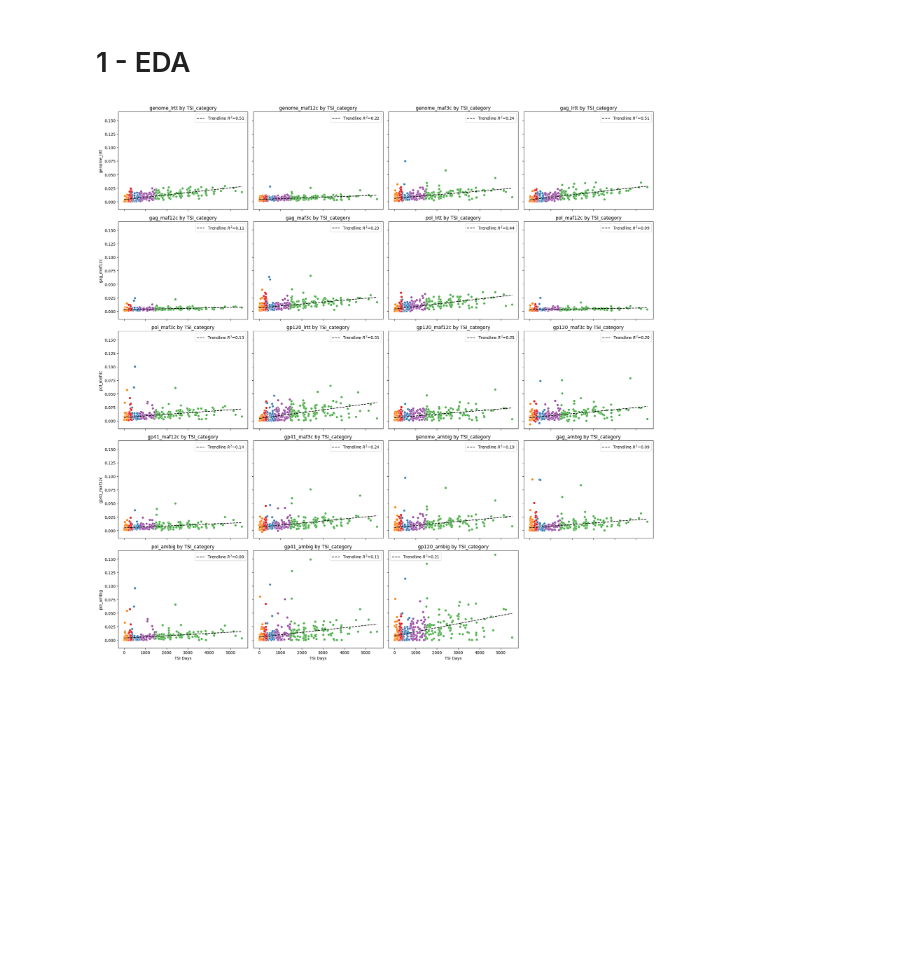
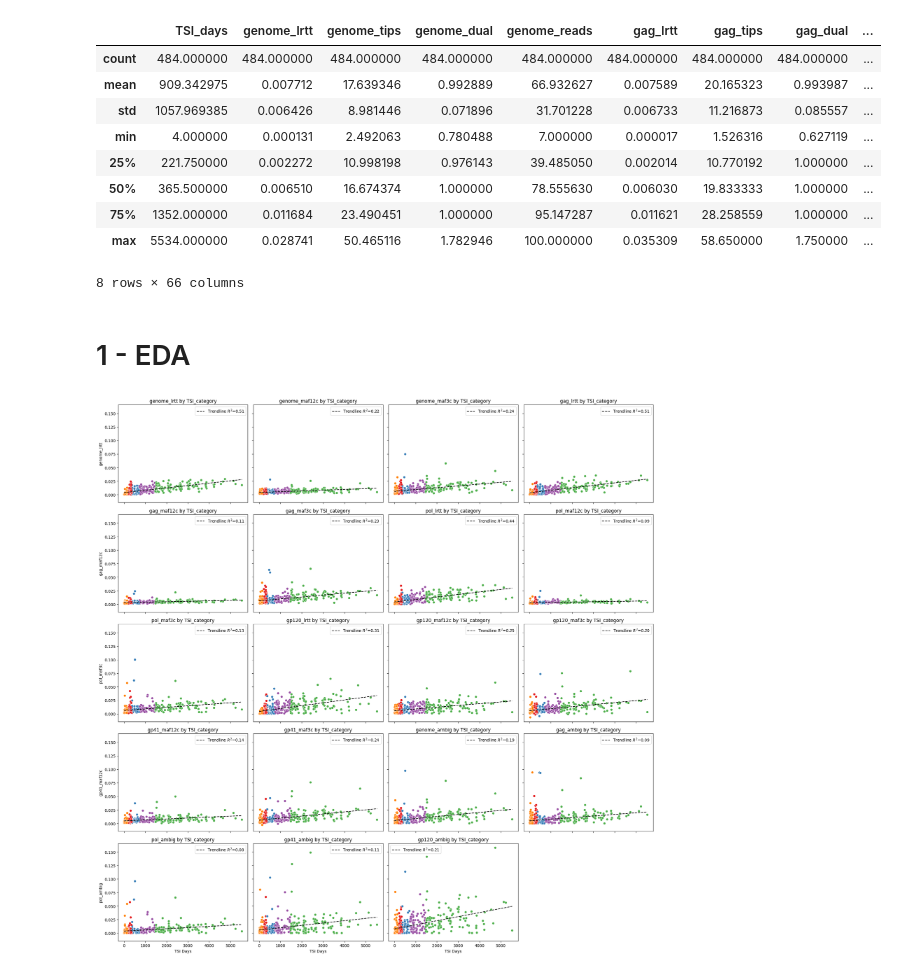
Before and after one commit to andreawickman/ic_research_project, a Jupyter notebook: 6_multiclass_classification.ipynb, the cells around one changed output. Drawn from its saved outputs; the diff is of its cells as text; code cells hidden in the pictures; blank space fills up the shorter version.

```diff
--- a/6_multiclass_classification.ipynb
+++ b/6_multiclass_classification.ipynb
@@ -21,6 +21,19 @@ combined = pd.concat([train_features, test_features])
 #ADAPTIVE KNOT PLACEMENT
 #train_features = pd.read_csv('./data/derived/feature_selection/training_data_adaptive_bspline.csv', index_col = 0)
 #test_features = pd.read_csv('./data/derived/feature_selection/test_data_adaptive_bspline.csv', index_col = 0)
+# %%
+train_features.describe()
+# %% [output]
+|  | TSI_days | genome_lrtt | genome_tips | genome_dual | genome_reads | gag_lrtt | gag_tips | gag_dual | ... |
+| count | 484.000000 | 484.000000 | 484.000000 | 484.000000 | 484.000000 | 484.000000 | 484.000000 | 484.000000 | ... |
+| mean | 909.342975 | 0.007712 | 17.639346 | 0.992889 | 66.932627 | 0.007589 | 20.165323 | 0.993987 | ... |
+| std | 1057.969385 | 0.006426 | 8.981446 | 0.071896 | 31.701228 | 0.006733 | 11.216873 | 0.085557 | ... |
+| min | 4.000000 | 0.000131 | 2.492063 | 0.780488 | 7.000000 | 0.000017 | 1.526316 | 0.627119 | ... |
+| 25% | 221.750000 | 0.002272 | 10.998198 | 0.976143 | 39.485050 | 0.002014 | 10.770192 | 1.000000 | ... |
+| 50% | 365.500000 | 0.006510 | 16.674374 | 1.000000 | 78.555630 | 0.006030 | 19.833333 | 1.000000 | ... |
+| 75% | 1352.000000 | 0.011684 | 23.490451 | 1.000000 | 95.147287 | 0.011621 | 28.258559 | 1.000000 | ... |
+| max | 5534.000000 | 0.028741 | 50.465116 | 1.782946 | 100.000000 | 0.035309 | 58.650000 | 1.750000 | ... |
+8 rows × 66 columns
 # %% [markdown]
 # 1 - EDA
 # %%
```
Also changed, not shown: parts of 9 cells of this notebook, 6 other files.
